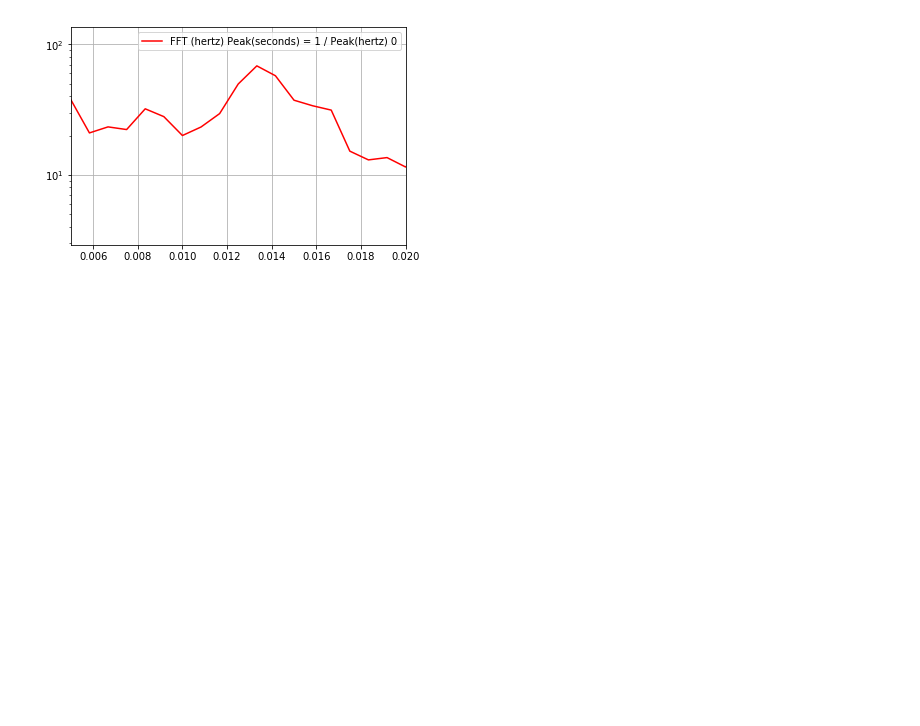
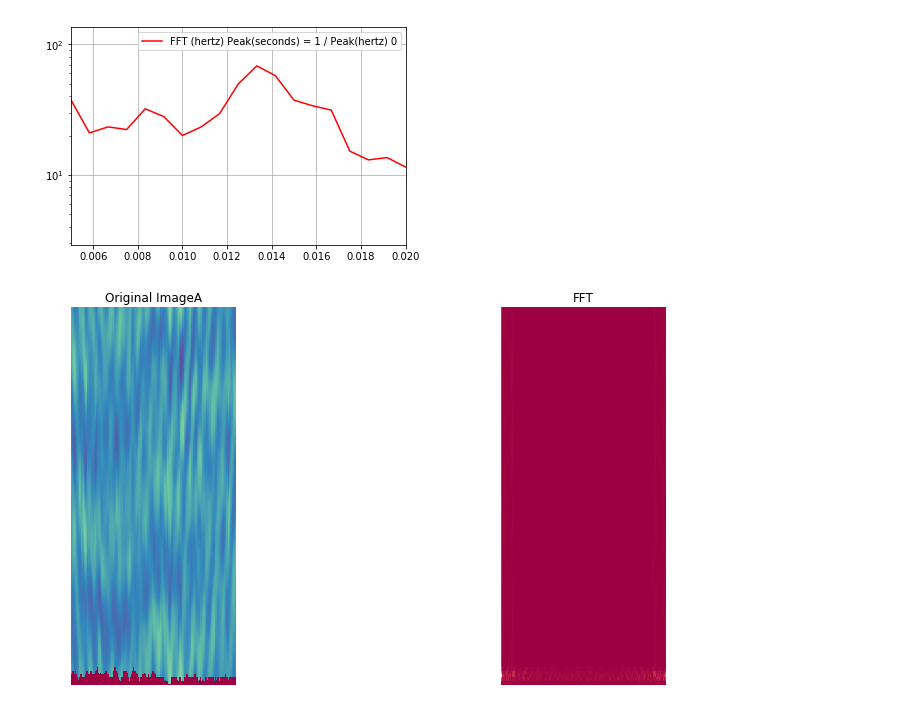
Before and after one commit to oozguc/PyImage, a Jupyter notebook: ObjectClassInstance/SingleBlockFFT.ipynb, the cells around one changed output. Saved outputs shown, nothing was run; the diff lists cells and outputs as text; code cells hidden in the pictures; blank space fills up the shorter version.

Commit message:
Cross Correlation Strip, FFT Strip as Image

```diff
--- a/ObjectClassInstance/SingleBlockFFT.ipynb
+++ b/ObjectClassInstance/SingleBlockFFT.ipynb
@@ -47,15 +48,14 @@ print(Xrange, " ", Yrange)
 width = int(EndSection - StartSection)
 block = int(Xrange / width)
 cutX = y[:,CutSectionX:Yrange]
-plt.figure()
-plt.imshow(y, plt.cm.Spectral)
-plt.title('Original image')
+
 y = cutX
 
 
+fsmally = y[StartSection:EndSection, :]
 Start = StartSection
 End = EndSection
 
-axes = 'XY'
+axes = 'YX'
 # %% [output]
 551   241
@@ -100,3 +87,9 @@ plt.legend(['FFT (hertz) Peak(seconds) = 1 / Peak(hertz)' + ' ' + str(block)])
 <matplotlib.legend.Legend at 0x...>
 [figure]
 [figure]
+# %%
+TwoDimage = FFTStrip(fsmally)
+doubleplot(fsmally, TwoDimage, "Original ImageA",  "FFT")
+save_tiff_imagej_compatible((targetdir + "TwoDFFT" +os.path.basename(Filename[0]) +os.path.basename(Filename[1]) ) , TwoDimage, axes)
+# %% [output]
+[figure, added]
```
Also changed, not shown: parts of 3 cells of this notebook, 3 other files.
